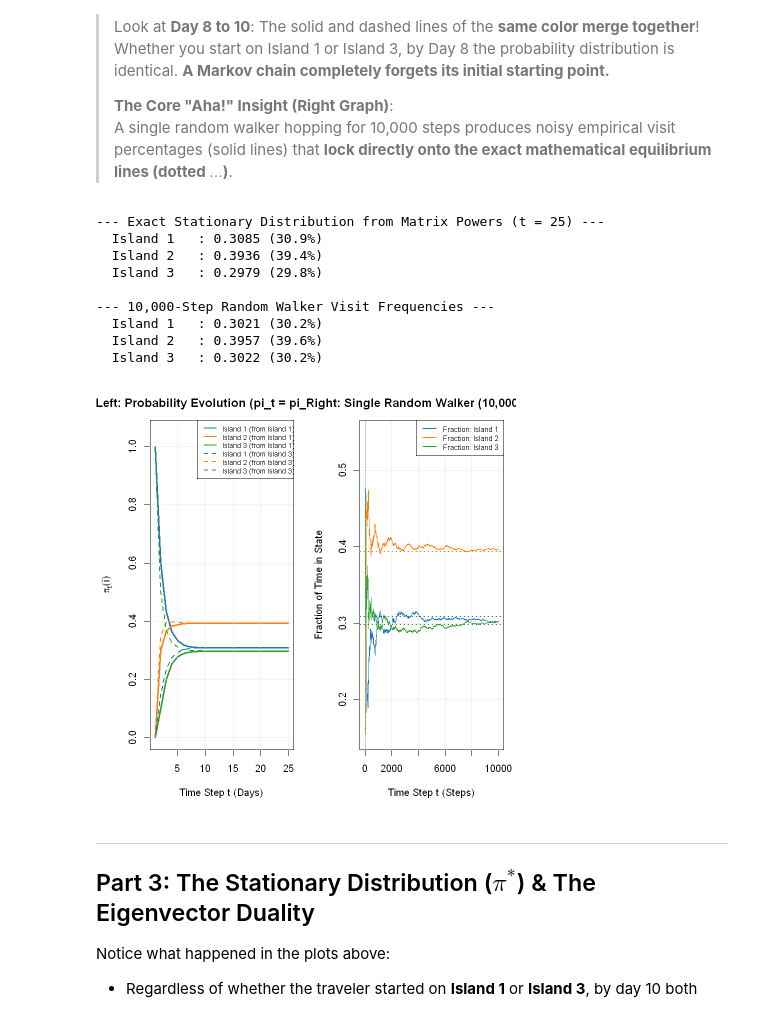
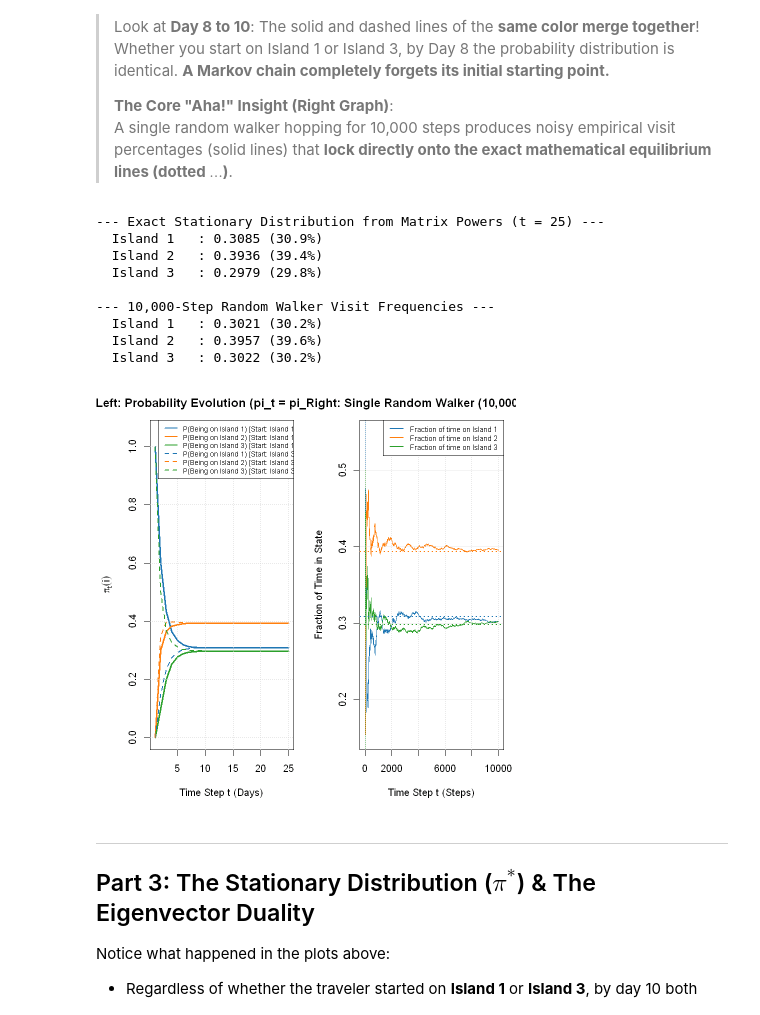
Before and after one commit to tarobins/bayesian-inference-intro, a Jupyter notebook: r/03b_markov_chains_and_detailed_balance.ipynb, the cells around one changed output. Cells and saved outputs as stored; diff of their text form; code cells hidden in the pictures.

```diff
--- a/r/03b_markov_chains_and_detailed_balance.ipynb
+++ b/r/03b_markov_chains_and_detailed_balance.ipynb
@@ -207,8 +207,8 @@ lines(1:n_steps, pi_B[, 1], col = "#1f77b4", lwd = 2, lty = 2)
 lines(1:n_steps, pi_B[, 2], col = "#ff7f0e", lwd = 2, lty = 2)
 lines(1:n_steps, pi_B[, 3], col = "#2ca02c", lwd = 2, lty = 2)
 grid()
-legend("topright", legend = c("Island 1 (from Island 1)", "Island 2 (from Island 1)", "Island 3 (from Island 1)",
-                              "Island 1 (from Island 3)", "Island 2 (from Island 3)", "Island 3 (from Island 3)"),
+legend("topright", legend = c("P(Being on Island 1) [Start: Island 1]", "P(Being on Island 2) [Start: Island 1]", "P(Being on Island 3) [Start: Island 1]",
+                              "P(Being on Island 1) [Start: Island 3]", "P(Being on Island 2) [Start: Island 3]", "P(Being on Island 3) [Start: Island 3]"),
        col = c("#1f77b4", "#ff7f0e", "#2ca02c", "#1f77b4", "#ff7f0e", "#2ca02c"),
        lty = c(1, 1, 1, 2, 2, 2), lwd = 2, cex = 0.7, bg = "white")
 
@@ -222,35 +222,35 @@ plot(1:length(walk), cum_freq_1, type = "l", col = "#1f77b4", lwd = 1.5,
      main = "Right: Single Random Walker (10,000 steps)")
 lines(1:length(walk), cum_freq_2, col = "#ff7f0e", lwd = 1.5)
 lines(1:length(walk), cum_freq_3, col = "#2ca02c", lwd = 1.5)
 abline(h = pi_A[n_steps, 1], col = "#1f77b4", lty = 3, lwd = 2)
 abline(h = pi_A[n_steps, 2], col = "#ff7f0e", lty = 3, lwd = 2)
 abline(h = pi_A[n_steps, 3], col = "#2ca02c", lty = 3, lwd = 2)
 grid()
-legend("topright", legend = c("Fraction: Island 1", "Fraction: Island 2", "Fraction: Island 3"),
+legend("topright", legend = c("Fraction of time on Island 1", "Fraction of time on Island 2", "Fraction of time on Island 3"),
        col = c("#1f77b4", "#ff7f0e", "#2ca02c"), lty = 1, lwd = 2, cex = 0.75, bg = "white")
 
 par(mfrow = c(1, 1))
 
 cat("--- Exact Stationary Distribution from Matrix Powers (t = 25) ---\n")
 for (i in 1:K) {
   cat(sprintf("  %-10s : %.4f (%.1f%%)\n", states[i], pi_A[n_steps, i], pi_A[n_steps, i] * 100))
 }
 
 cat("\n--- 10,000-Step Random Walker Visit Frequencies ---\n")
 for (i in 1:K) {
   cat(sprintf("  %-10s : %.4f (%.1f%%)\n", states[i], empirical_freqs[i], empirical_freqs[i] * 100))
 }
 # %% [output]
 --- Exact Stationary Distribution from Matrix Powers (t = 25) ---
   Island 1   : 0.3085 (30.9%)
   Island 2   : 0.3936 (39.4%)
   Island 3   : 0.2979 (29.8%)
 
 --- 10,000-Step Random Walker Visit Frequencies ---
   Island 1   : 0.3021 (30.2%)
   Island 2   : 0.3957 (39.6%)
   Island 3   : 0.3022 (30.2%)
-[figure, old version]
+[figure, new version]
 # %% [markdown]
 ---
 
```
Also changed, not shown: 1 other file.
